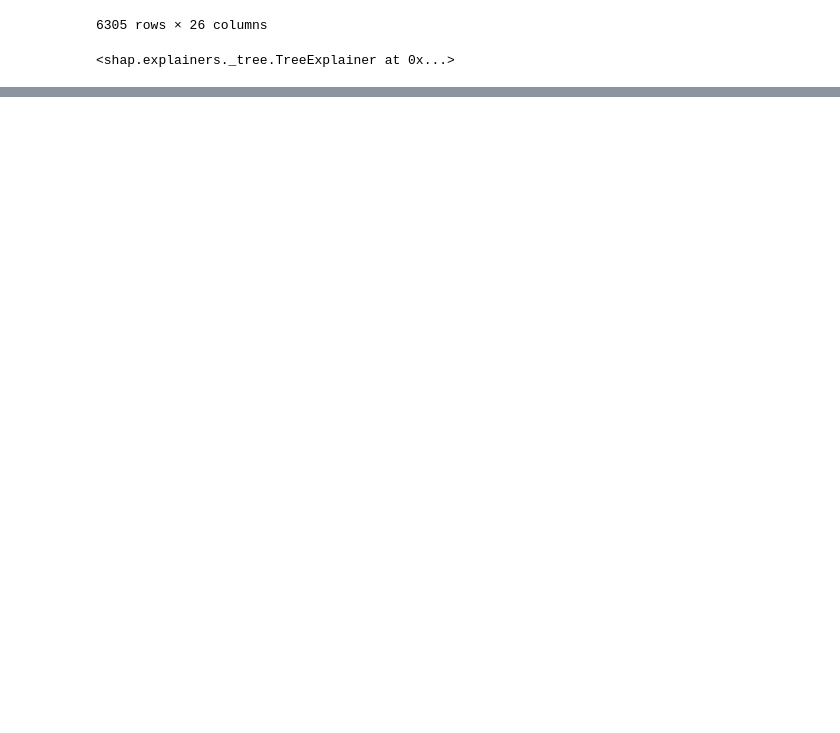
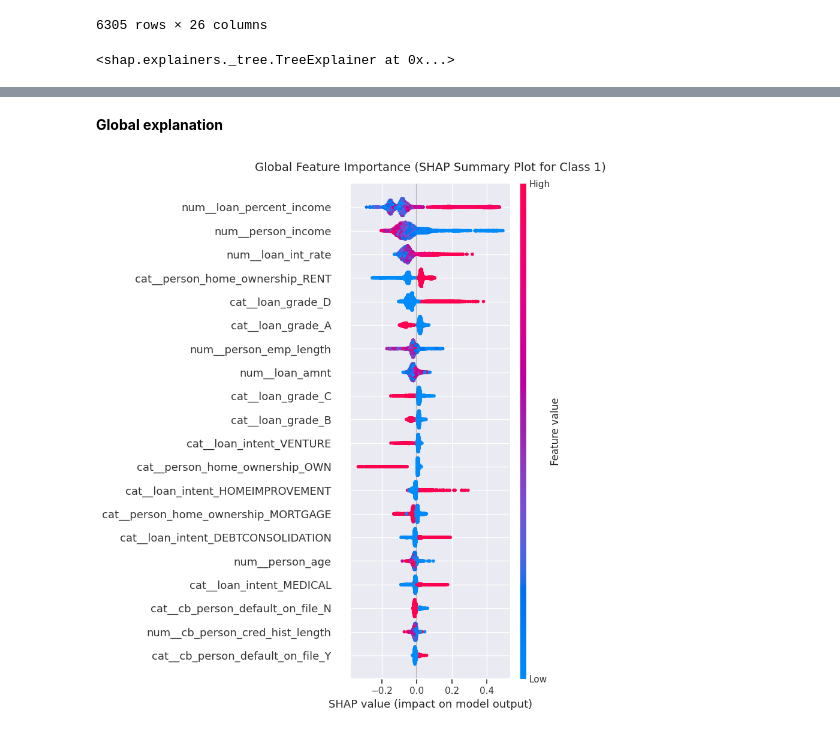
Before and after one commit to code-with-ayyan/credit-risk-assesment, a Jupyter notebook: main.ipynb, the cells around one changed output, grey strips where cells are left out. Saved outputs shown, nothing was run; the diff lists cells and outputs as text; code cells hidden in the pictures; blank space fills up the shorter version.

```diff
--- a/main.ipynb
+++ b/main.ipynb
@@ -571,6 +640,6 @@ Requirement already satisfied: six>=1.5 in /usr/local/lib/python3.13/dist-packag
 # %%
 import shap
 
-rf_classifier = rf_model.named_steps['classifier']
-rf_classifier
+xg_classifier = xg_model.named_steps['classifier']
+xg_classifier
 # %% [output]
@@ -578,5 +657,5 @@ RandomForestClassifier(class_weight='balanced', random_state=42)
 # %%
-X_test_transformed = rf_model.named_steps['preprocessor'].transform(X_test)
+X_test_transformed = xg_model.named_steps['preprocessor'].transform(X_test)
 X_test_transformed
 # %% [output]
 array([[2.4000e+01, 3.0000e+04, 1.0000e+00, ..., 0.0000e+00, 1.0000e+00,
@@ -593,7 +672,7 @@ array([[2.4000e+01, 3.0000e+04, 1.0000e+00, ..., 0.0000e+00, 1.0000e+00,
        [3.2000e+01, 5.0000e+04, 0.0000e+00, ..., 0.0000e+00, 1.0000e+00,
         0.0000e+00]])
 # %%
-feature_names = rf_model.named_steps['preprocessor'].get_feature_names_out()
+feature_names = xg_model.named_steps['preprocessor'].get_feature_names_out()
 feature_names
 # %% [output]
 array(['num__person_age', 'num__person_income', 'num__person_emp_length',
@@ -628,7 +707,7 @@ X_test_df
 | 6304 | 32.0 | 50000.0 | 0.0 | 5400.0 | 7.14 | ... |
 6305 rows × 26 columns
 # %%
-explainer = shap.TreeExplainer(rf_classifier)
+explainer = shap.TreeExplainer(xg_classifier)
 explainer
 # %% [output]
 <shap.explainers._tree.TreeExplainer at 0x...>
@@ -638,2 +735,15 @@ shap_values
+# %% [markdown]
+**Global explanation**
 # %%
-shap.summary_plot(shap_values, X_test_df)
+import matplotlib.pyplot as plt
+
+# Set the figure size to be clean and clear
+plt.figure(figsize=(10, 8))
+
+shap.summary_plot(shap_values[:, :, 1], X_test_df, plot_type="dot", show=False)
+
+plt.title("Global Feature Importance (SHAP Summary Plot for Class 1)", fontsize=14, pad=15)
+plt.tight_layout()
+plt.show()
+# %% [output]
+[figure, added]
```
Also changed, not shown: parts of 22 cells of this notebook.
